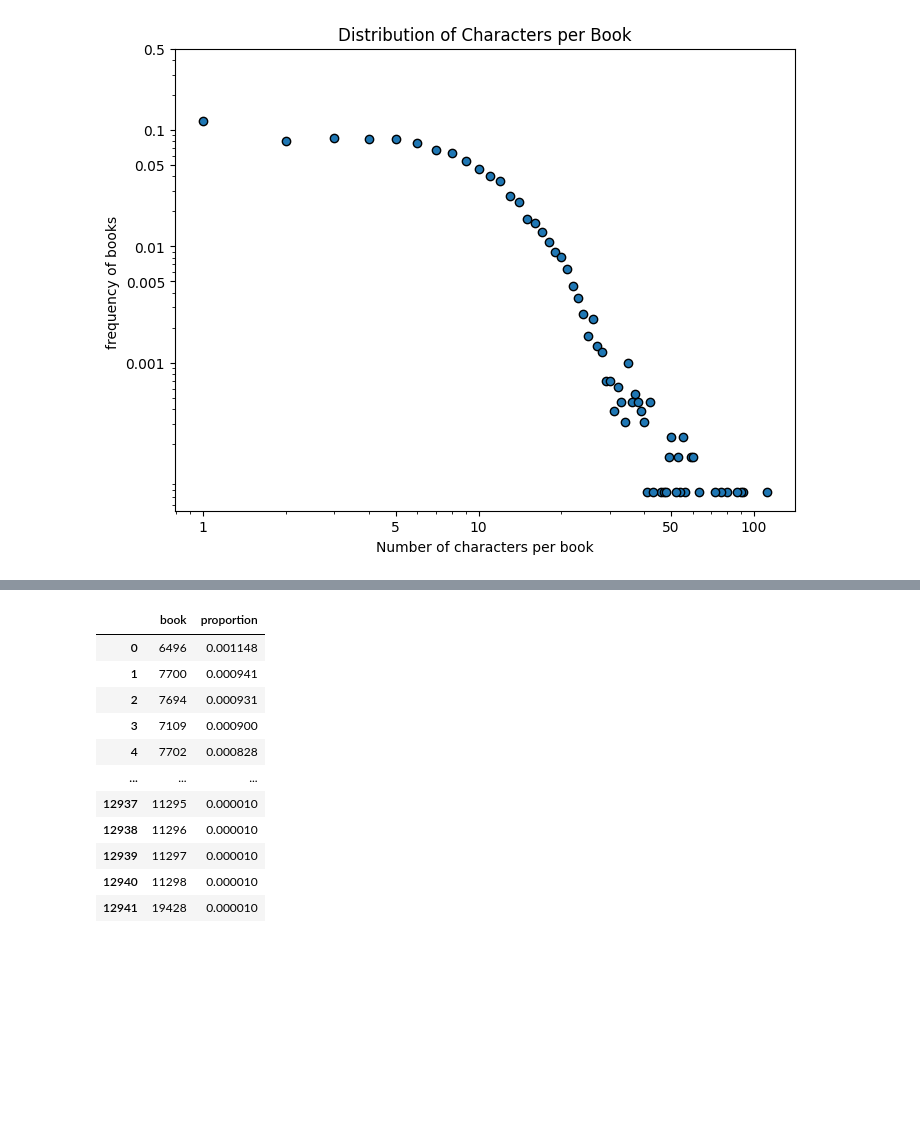
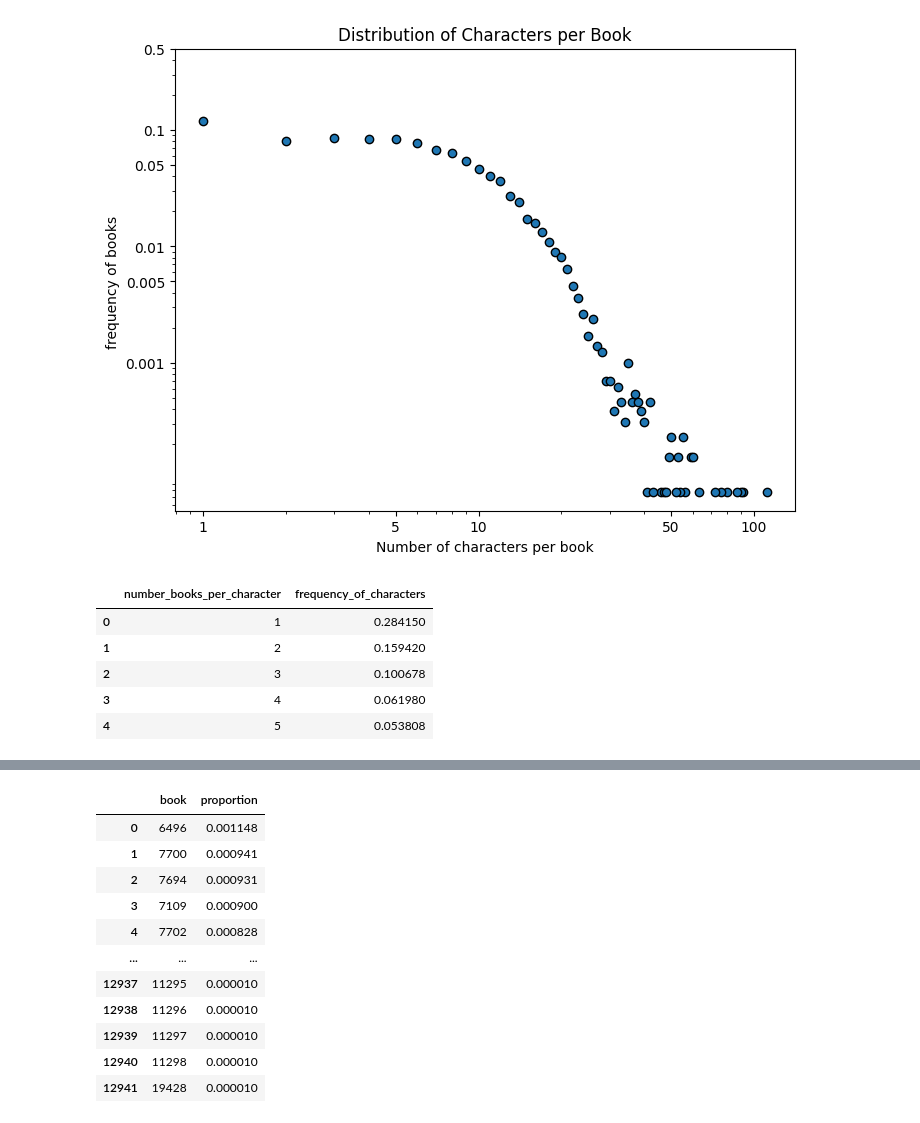
Before and after one commit to alejomaar/Network-Science-for-Data-Analytics, a Jupyter notebook: mini_project/notebook.ipynb, the cells around one changed output, grey strips where cells are left out. Drawn from its saved outputs; the diff is of its cells as text; code cells hidden in the pictures; blank space fills up the shorter version.

```diff
--- a/mini_project/notebook.ipynb
+++ b/mini_project/notebook.ipynb
@@ -121,5 +121,16 @@ plt.title('Distribution of Characters per Book')
 plt.show()
 # %% [output]
 [figure]
+# %%
+freq_characters_by_character = edges_df.groupby('character').count().value_counts(normalize = True).reset_index()
+freq_characters_by_character.columns = ['number_books_per_character','frequency_of_characters']
+freq_characters_by_character.head()
+# %% [output]
+|  | number_books_per_character | frequency_of_characters |
+| 0 | 1 | 0.284150 |
+| 1 | 2 | 0.159420 |
+| 2 | 3 | 0.100678 |
+| 3 | 4 | 0.061980 |
+| 4 | 5 | 0.053808 |
 # %%
 import matplotlib.pyplot as plt
```
Also changed, not shown: parts of 1 cell of this notebook.
